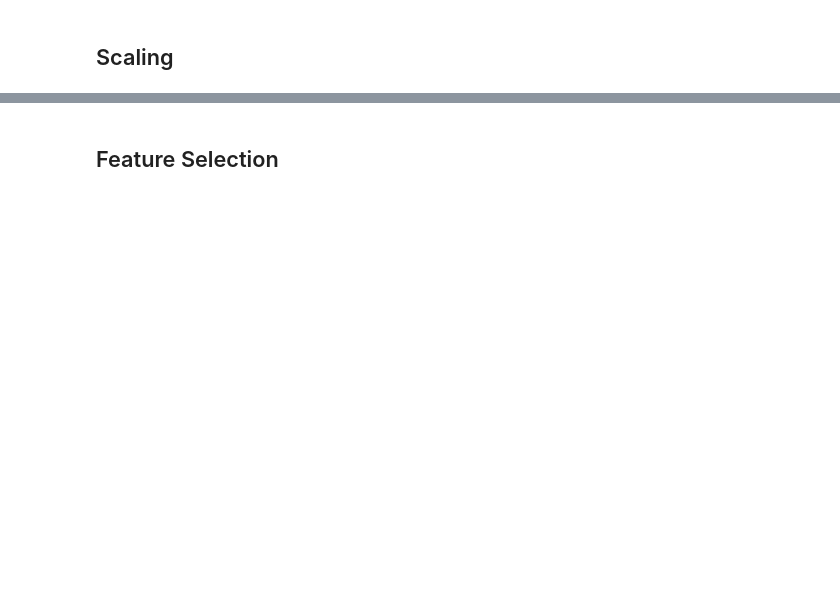
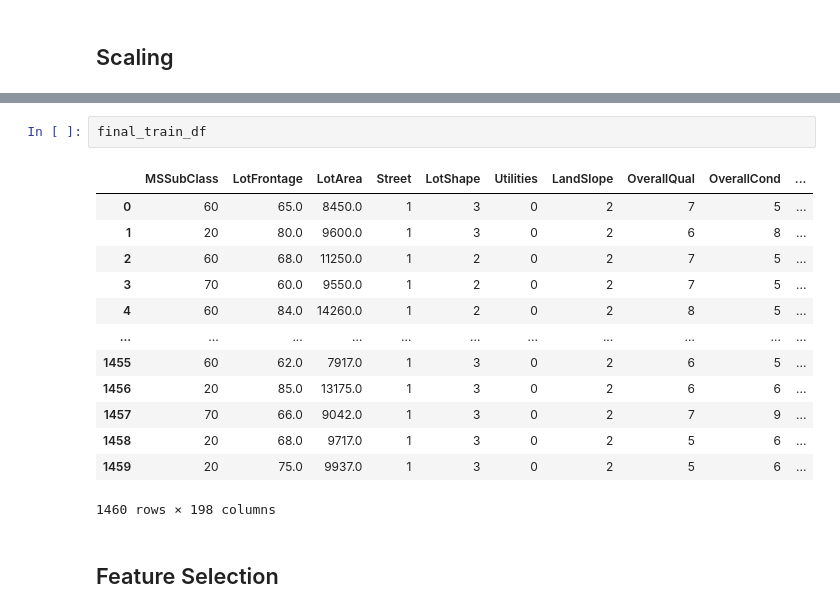
Before and after one commit to Kabi-45/Kaggle-competitions, a Jupyter notebook: Housing-Prediction-Competition.ipynb, the cells around one changed output, grey strips where cells are left out. Drawn from its saved outputs; the diff is of its cells as text; blank space fills up the shorter version.

```diff
--- a/Housing-Prediction-Competition.ipynb
+++ b/Housing-Prediction-Competition.ipynb
@@ -315,3 +798,19 @@ scaler.transform(final_test_df)
+# %%
+final_train_df
+# %% [output]
+|  | MSSubClass | LotFrontage | LotArea | Street | LotShape | Utilities | LandSlope | OverallQual | OverallCond | ... |
+| 0 | 60 | 65.0 | 8450.0 | 1 | 3 | 0 | 2 | 7 | 5 | ... |
+| 1 | 20 | 80.0 | 9600.0 | 1 | 3 | 0 | 2 | 6 | 8 | ... |
+| 2 | 60 | 68.0 | 11250.0 | 1 | 2 | 0 | 2 | 7 | 5 | ... |
+| 3 | 70 | 60.0 | 9550.0 | 1 | 2 | 0 | 2 | 7 | 5 | ... |
+| 4 | 60 | 84.0 | 14260.0 | 1 | 2 | 0 | 2 | 8 | 5 | ... |
+| ... | ... | ... | ... | ... | ... | ... | ... | ... | ... | ... |
+| 1455 | 60 | 62.0 | 7917.0 | 1 | 3 | 0 | 2 | 6 | 5 | ... |
+| 1456 | 20 | 85.0 | 13175.0 | 1 | 3 | 0 | 2 | 6 | 6 | ... |
+| 1457 | 70 | 66.0 | 9042.0 | 1 | 3 | 0 | 2 | 7 | 9 | ... |
+| 1458 | 20 | 68.0 | 9717.0 | 1 | 3 | 0 | 2 | 5 | 6 | ... |
+| 1459 | 20 | 75.0 | 9937.0 | 1 | 3 | 0 | 2 | 5 | 6 | ... |
+1460 rows × 198 columns
 # %% [markdown]
 ## Feature Selection
 # %%
```
Also changed, not shown: parts of 53 cells of this notebook.
